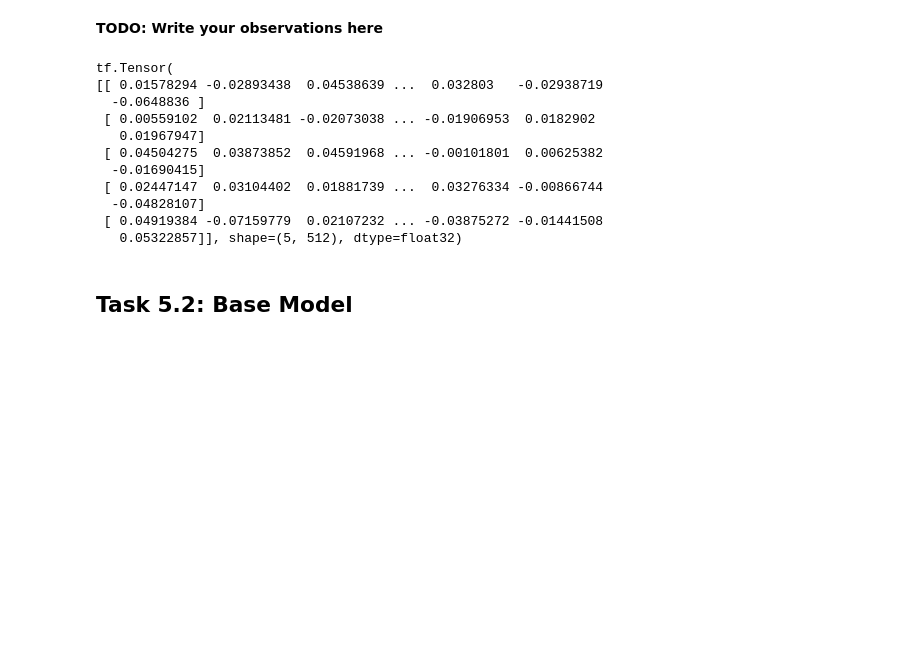
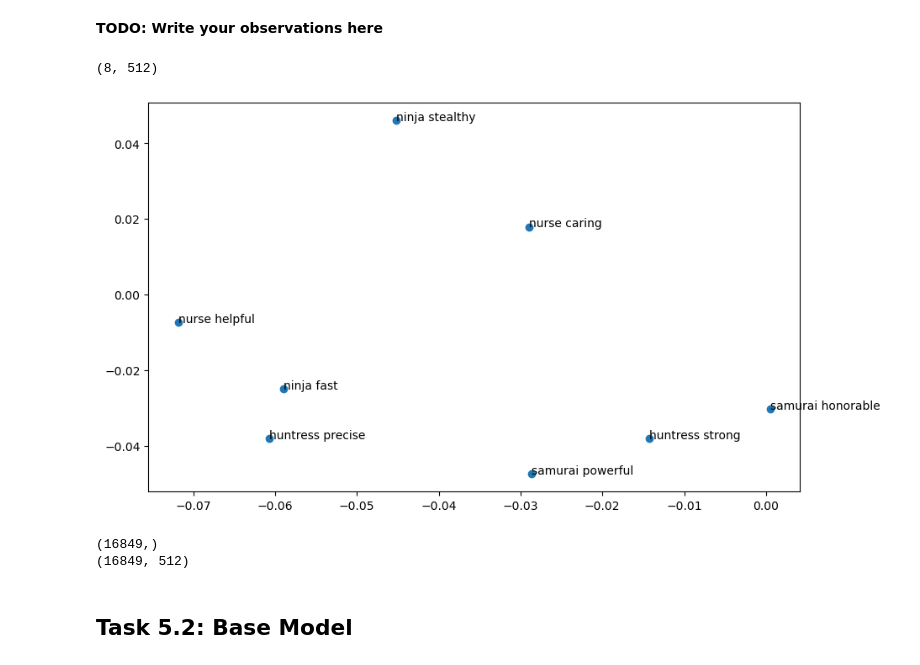
Before and after one commit to msskzx/socail-computing-assignments, a Jupyter notebook: ex05/Ex5_HateSpeech_new.ipynb, the cells around one changed output. Drawn from its saved outputs; the diff is of its cells as text; code cells hidden in the pictures; blank space fills up the shorter version.

```diff
--- a/ex05/Ex5_HateSpeech_new.ipynb
+++ b/ex05/Ex5_HateSpeech_new.ipynb
@@ -65,26 +74,40 @@ In this task you are suppossed to get a feeling for this type of embedding. Find
 Obtain the values for them and compare them.
 # %% [markdown]
 **TODO: Write your observations here**
-# %%
-# Try out USE here
-filtered_entries = data[data['text'].str.contains('men', case=False)]['text']
-print(embed(filtered_entries.values.tolist()[:5]))
-# %% [output]
-tf.Tensor(
-[[ 0.01578294 -0.02893438  0.04538639 ...  0.032803   -0.02938719
-  -0.0648836 ]
- [ 0.00559102  0.02113481 -0.02073038 ... -0.01906953  0.0182902
-   0.01967947]
- [ 0.04504275  0.03873852  0.04591968 ... -0.00101801  0.00625382
-  -0.01690415]
- [ 0.02447147  0.03104402  0.01881739 ...  0.03276334 -0.00866744
-  -0.04828107]
- [ 0.04919384 -0.07159779  0.02107232 ... -0.03875272 -0.01441508
-   0.05322857]], shape=(5, 512), dtype=float32)
+# %%
+# Try out USE here
+exs = [
+    "samurai honorable",
+    "samurai powerful",
+    "ninja stealthy",
+    "ninja fast",
+    "huntress strong",
+    "huntress precise",
+    "nurse caring",
+    "nurse helpful",
+]
+
+embeddings = embed(exs)
+
+print(embeddings.shape)
+
+# plot the embeddings
+plt.figure(figsize=(10, 6))
+plt.scatter(embeddings[:, 0], embeddings[:, 1])
+for i, txt in enumerate(exs):
+    plt.annotate(txt, (embeddings[i, 0], embeddings[i, 1]))
+plt.show()
+# %% [output]
+(8, 512)
+[figure, added]
 # %%
 # DONE: Now encode our dataset's tweets
-
-encoded_tweets = embed(data['text'])
+print(data['text'].shape)
+encoded_tweets = np.array(embed(data['text']))
+print(encoded_tweets.shape)
+# %% [output]
+(16849,)
+(16849, 512)
 # %% [markdown]
 ## Task 5.2: Base Model
 # %% [markdown]
```
Also changed, not shown: parts of 11 cells of this notebook, 2 other files.
